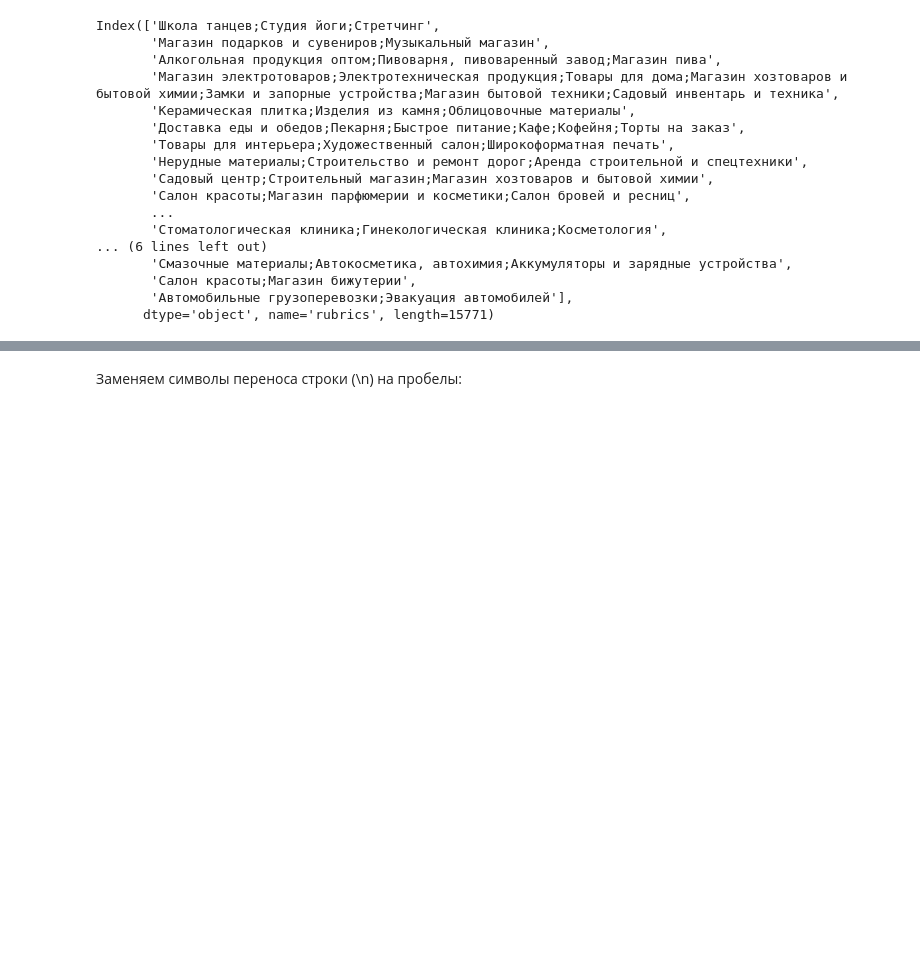
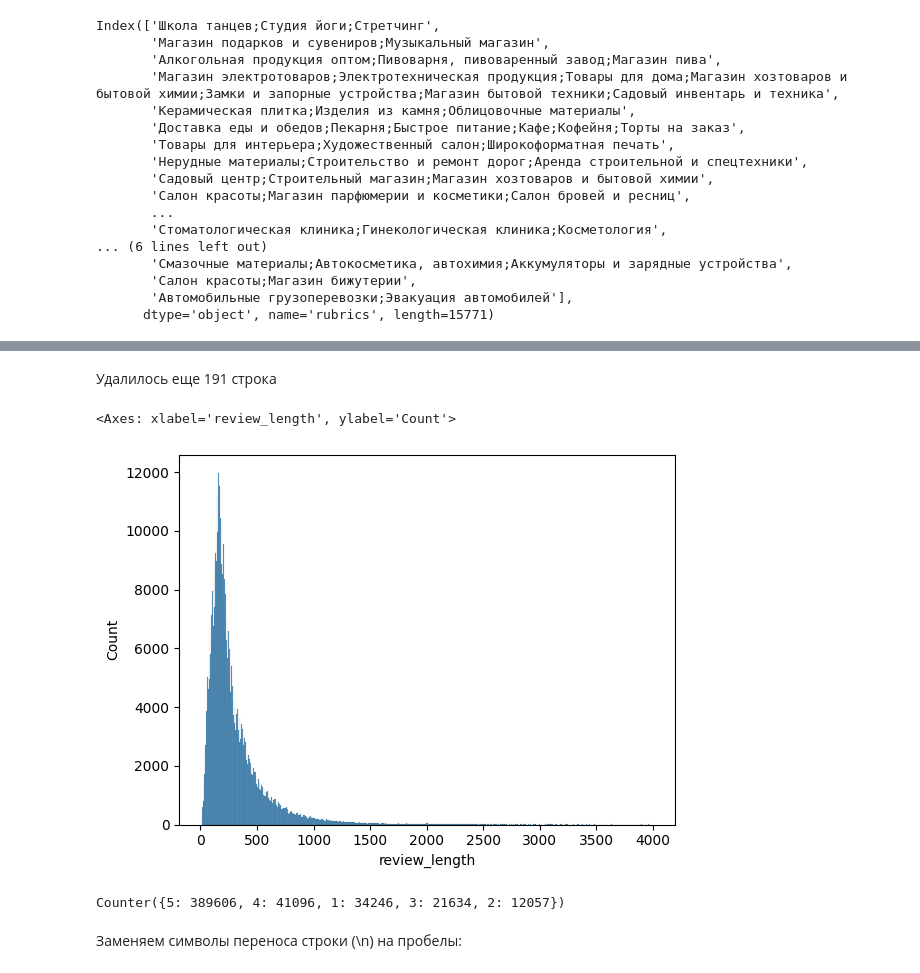
Before and after one commit to johnneon/geo-reviews-generator, a Jupyter notebook: geo-reviews-generation.ipynb, the cells around one changed output, grey strips where cells are left out. Saved outputs shown, nothing was run; the diff lists cells and outputs as text; code cells hidden in the pictures; blank space fills up the shorter version.

```diff
--- a/geo-reviews-generation.ipynb
+++ b/geo-reviews-generation.ipynb
@@ -450,0 +465,4 @@ encoded_rubrics = encoder.fit_transform(df[['rubrics']])
+# %%
+filtered_df = filtered_df.query('review_length < 4000')
+
+filtered_df = filtered_df.query('review_length > 10')
@@ -451,2 +485,13 @@ encoded_rubrics = encoder.fit_transform(df[['rubrics']])
+# %% [markdown]
+Удалилось еще 191 строка
+# %%
+sns.histplot(filtered_df['review_length'])
+# %% [output]
+<Axes: xlabel='review_length', ylabel='Count'>
+[figure, added]
+# %%
+print(Counter(filtered_df['rating']))
+# %% [output]
+Counter({5: 389606, 4: 41096, 1: 34246, 3: 21634, 2: 12057})
 # %% [markdown]
 Заменяем символы переноса строки (\\n) на пробелы:
```
Also changed, not shown: parts of 15 cells of this notebook.
